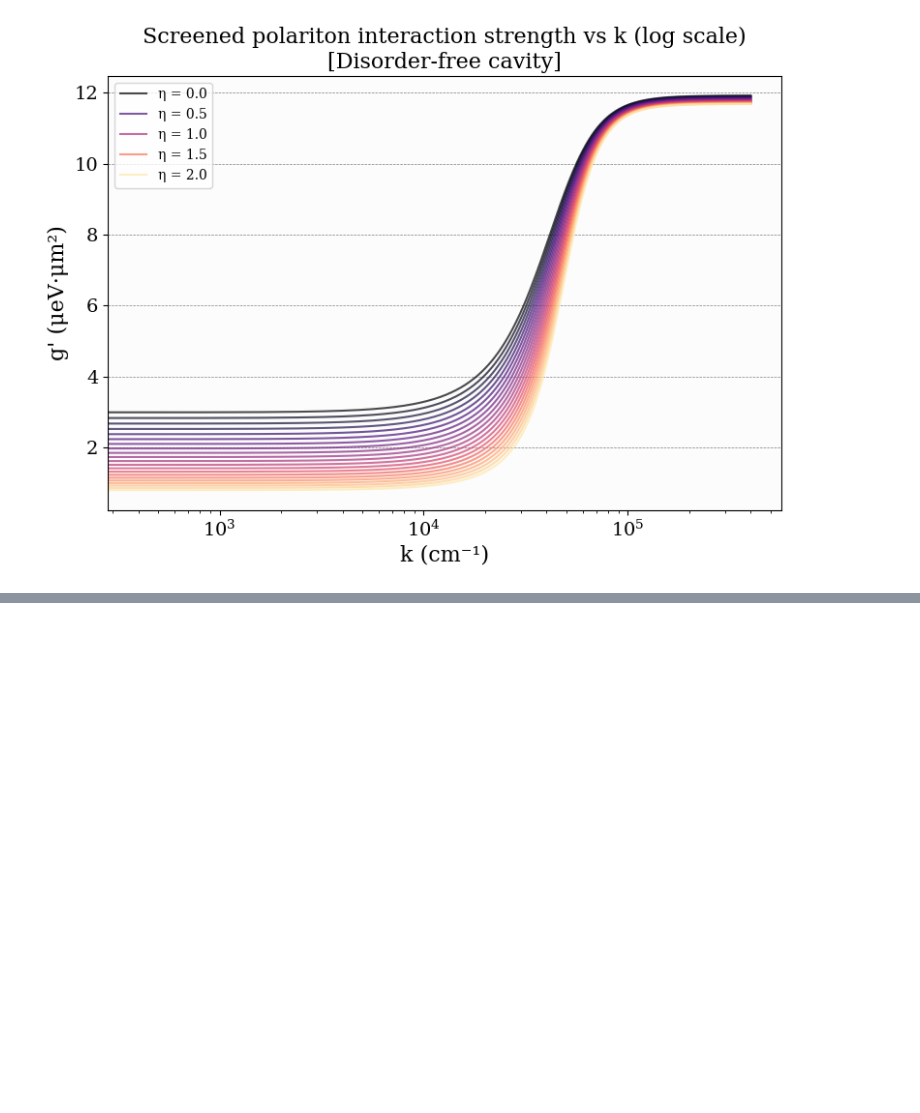
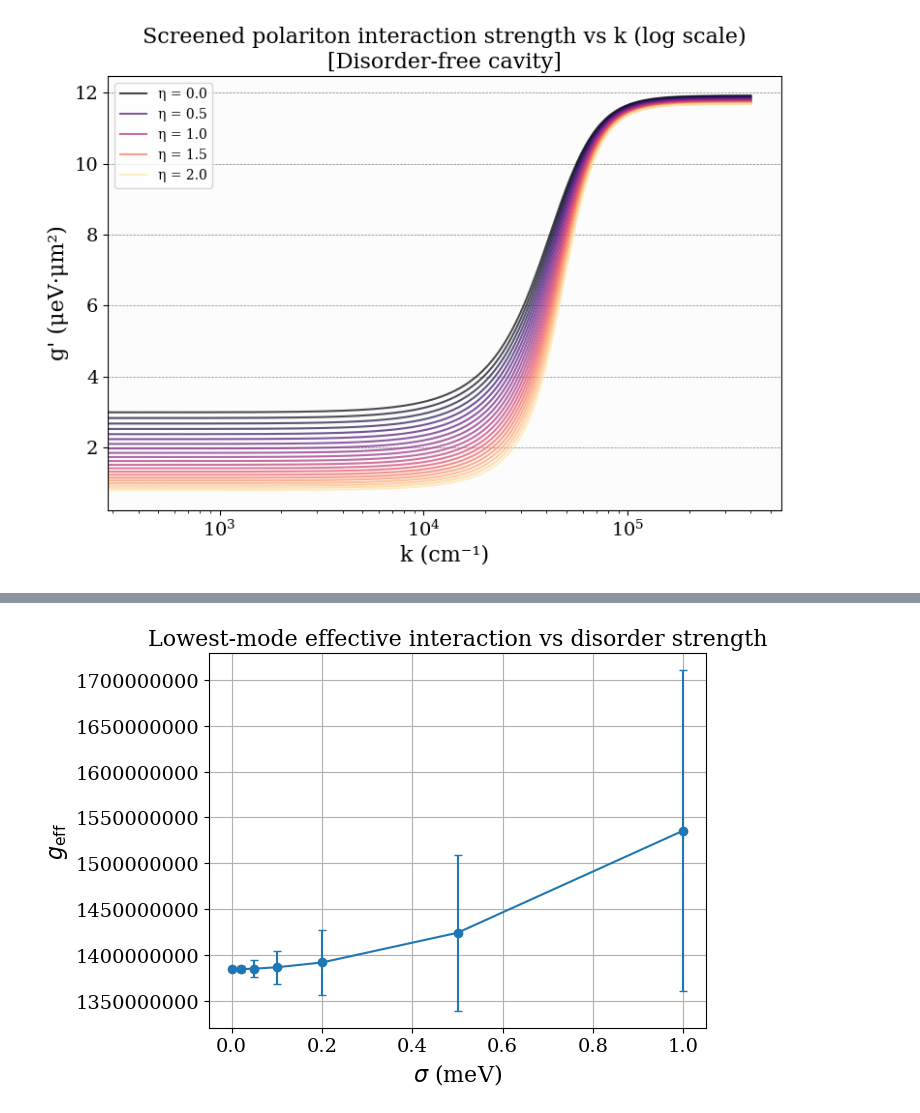
Before and after one commit to mtp354/Polaritons, a Jupyter notebook: Polarition Disorder.ipynb, the cells around one changed output, grey strips where cells are left out. Saved outputs shown, nothing was run; the diff lists cells and outputs as text; code cells hidden in the pictures; blank space fills up the shorter version.

```diff
--- a/Polarition Disorder.ipynb
+++ b/Polarition Disorder.ipynb
@@ -1041,0 +1156,33 @@ for results_plot, title in [
+# %%
+def g_eff_lowest_mode(N, L, M_lp, sigma, xi, g_lp=1.0, seed=None):
+    dx = L / N
+    V = gaussian_correlated_disorder(N, L, sigma, xi, seed=seed)
+    H = lp_hamiltonian(N, L, M_lp, V)
+    E, psi = solve_low_modes(H, n_modes=1)
+    psi0 = normalize_mode(psi[:, 0].reshape(N, N), dx)
+    return g_lp * ipr(psi0, dx)
+
+sigmas = np.array([0.0, 0.02e-3, 0.05e-3, 0.1e-3, 0.2e-3, 0.5e-3, 1.0e-3])
+n_realizations = 20
+
+g_mean = []
+g_std = []
+
+for sigma in sigmas:
+    vals = [g_eff_lowest_mode(N, L, M_lp, sigma, xi, g_lp=g_lp, seed=s) for s in range(n_realizations)]
+    g_mean.append(np.mean(vals))
+    g_std.append(np.std(vals))
+
+g_mean = np.array(g_mean)
+g_std = np.array(g_std)
+
+plt.figure(figsize=(7,5))
+plt.errorbar(1e3*sigmas, g_mean, yerr=g_std, marker='o', capsize=3)
+plt.xlabel(r'$\sigma$ (meV)')
+plt.ylabel(r'$g_{\rm eff}$')
+plt.title(r'Lowest-mode effective interaction vs disorder strength')
+plt.grid(True)
+plt.tight_layout()
+plt.show()
+# %% [output]
+[figure, added]
```
Also changed, not shown: parts of 3 cells of this notebook.
